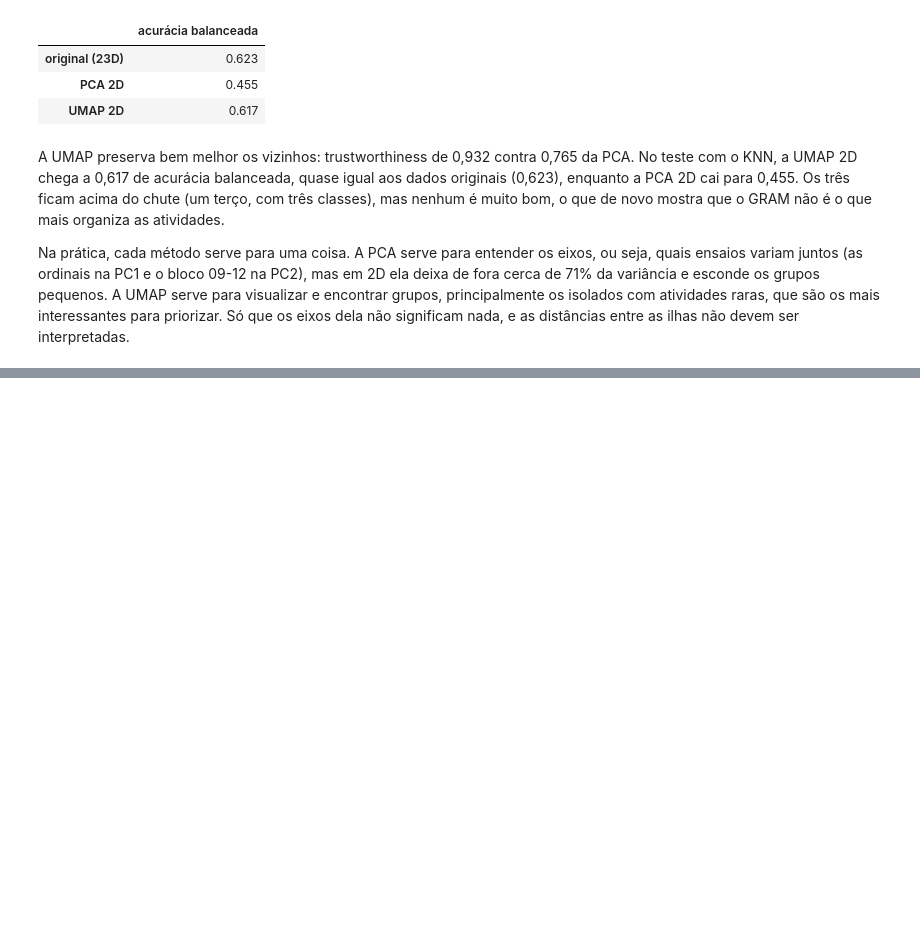
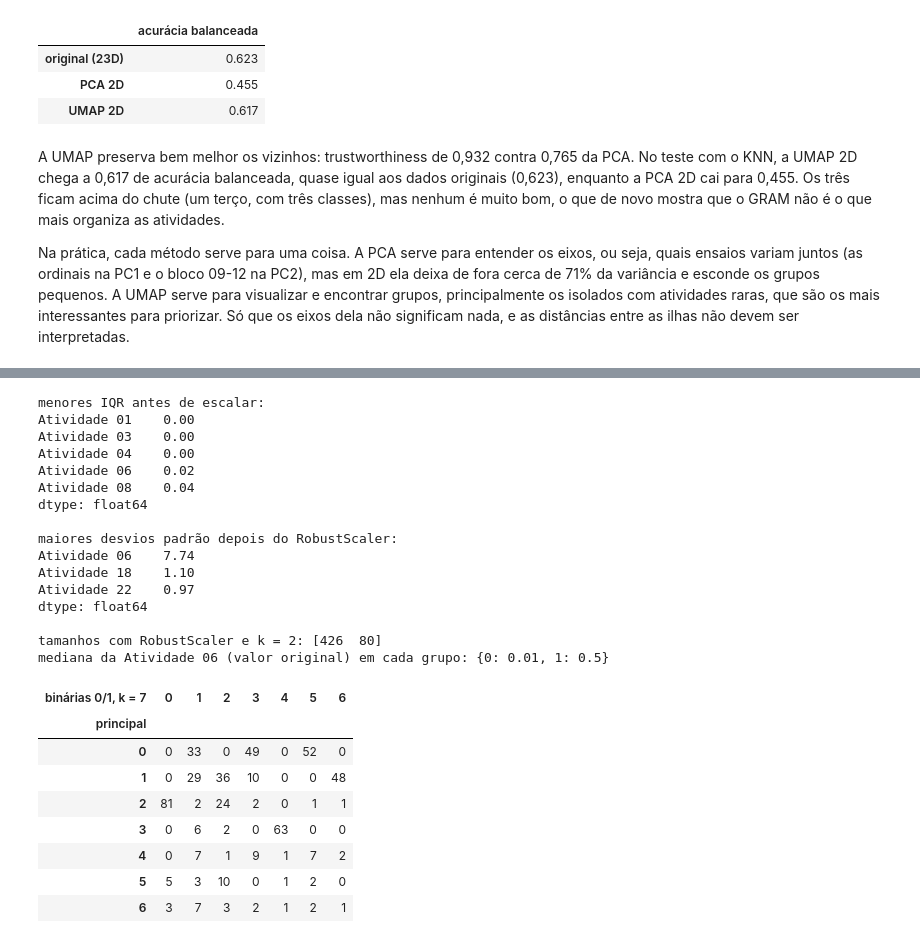
Before and after one commit to dharahadi/t1-aprendizado-maquina, a Jupyter notebook: T1_Regenera.ipynb, the cells around one changed output, grey strips where cells are left out. Saved outputs shown, nothing was run; the diff lists cells and outputs as text; code cells hidden in the pictures; blank space fills up the shorter version.

```diff
--- a/T1_Regenera.ipynb
+++ b/T1_Regenera.ipynb
@@ -866,0 +873,27 @@ Na prática, cada método serve para uma coisa. A PCA serve para entender os eix
+# %%
+def melhor_k(Xv):
+    sil = {k: silhouette_score(Xv, agrupa("K-Means", k, Xv)) for k in range(2, 11)}
+    k = max(sil, key=sil.get)
+    return k, sil[k]
+
+
+todas = np.ones(len(X), dtype=bool)
+sem_rep = ~df_clean[ID].str.startswith("1551").values  # tira o 1551_a e o 1551_b
+
+_, Xs_semlog = preprocess(df_clean, use_log=False)
+_, Xs_rob = preprocess(df_clean, scaler="robust")
+_, Xs_semrep = preprocess(df_clean[sem_rep])
+Xs_bin = Xs.copy()
+Xs_bin[BIN_ACTS] = df_clean[BIN_ACTS].values  # binarias voltam para 0/1
+
+variacoes = {"principal": (X, todas), "sem log": (Xs_semlog.values, todas), "RobustScaler": (Xs_rob.values, todas),
+             "sem o 1551": (Xs_semrep.values, sem_rep), "binárias 0/1": (Xs_bin.values, todas)}
+
+sens = []
+for nome, (Xv, linhas) in variacoes.items():
+    k, sil = melhor_k(Xv)
+    sens.append({"variação": nome, "melhor k": k, "silhueta": sil,
+                 "ARI vs lab_km": adjusted_rand_score(lab_km[linhas], agrupa("K-Means", k, Xv)),
+                 "ARI com k = 7": adjusted_rand_score(lab_km[linhas], agrupa("K-Means", K, Xv))})
+
+pd.DataFrame(sens).set_index("variação").round(3)
@@ -866,0 +908,39 @@ Na prática, cada método serve para uma coisa. A PCA serve para entender os eix
+# %%
+iqr = X_tr.quantile(0.75) - X_tr.quantile(0.25)  # o robustscaler divide por isso
+print("menores IQR antes de escalar:")
+print(iqr.sort_values().head(5).round(3))
+print("\nmaiores desvios padrão depois do RobustScaler:")
+print(Xs_rob.std().sort_values(ascending=False).head(3).round(2))
+
+lab_rob = agrupa("K-Means", 2, Xs_rob.values)
+print("\ntamanhos com RobustScaler e k = 2:", np.bincount(lab_rob))
+print("mediana da Atividade 06 (valor original) em cada grupo:", df_clean.groupby(lab_rob)[A(6)].median().round(2).to_dict())
+
+lab_bin7 = renumera(agrupa("K-Means", K, Xs_bin.values))
+pd.crosstab(lab_km, lab_bin7, rownames=["principal"], colnames=["binárias 0/1, k = 7"])
+# %% [output]
+menores IQR antes de escalar:
+Atividade 01    0.00
+Atividade 03    0.00
+Atividade 04    0.00
+Atividade 06    0.02
+Atividade 08    0.04
+dtype: float64
+
+maiores desvios padrão depois do RobustScaler:
+Atividade 06    7.74
+Atividade 18    1.10
+Atividade 22    0.97
+dtype: float64
+
+tamanhos com RobustScaler e k = 2: [426  80]
+mediana da Atividade 06 (valor original) em cada grupo: {0: 0.01, 1: 0.5}
+| binárias 0/1, k = 7 | 0 | 1 | 2 | 3 | 4 | 5 | 6 |
+| principal |  |  |  |  |  |  |  |
+| 0 | 0 | 33 | 0 | 49 | 0 | 52 | 0 |
+| 1 | 0 | 29 | 36 | 10 | 0 | 0 | 48 |
+| 2 | 81 | 2 | 24 | 2 | 0 | 1 | 1 |
+| 3 | 0 | 6 | 2 | 0 | 63 | 0 | 0 |
+| 4 | 0 | 7 | 1 | 9 | 1 | 7 | 2 |
+| 5 | 5 | 3 | 10 | 0 | 1 | 2 | 0 |
+| 6 | 3 | 7 | 3 | 2 | 1 | 2 | 1 |
```
Also changed, not shown: parts of 4 cells of this notebook.
